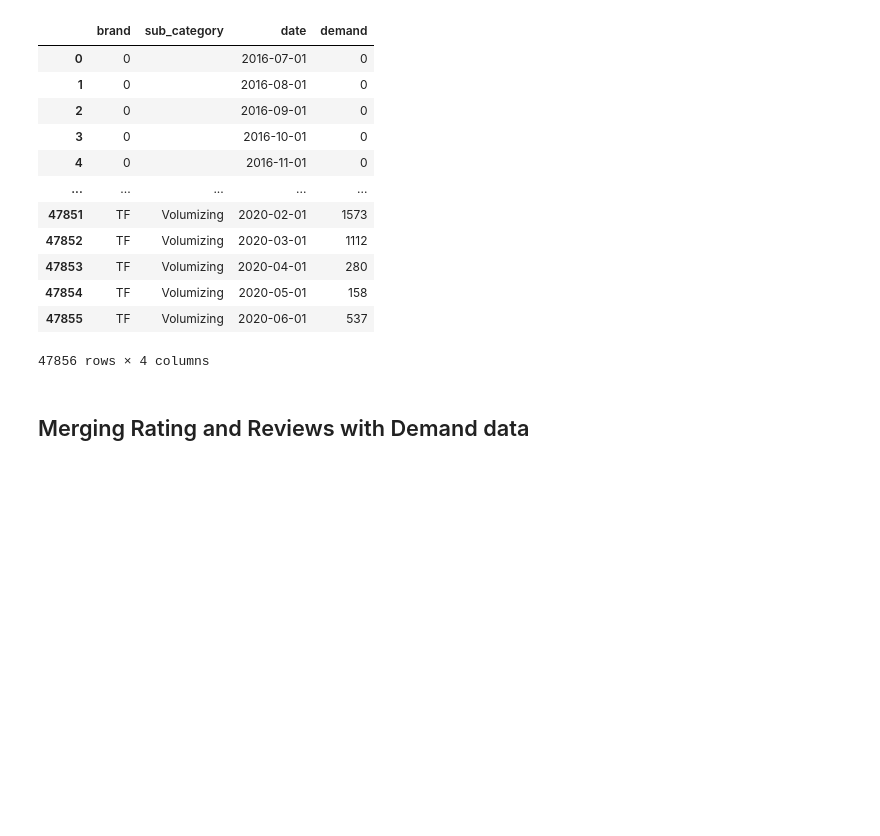
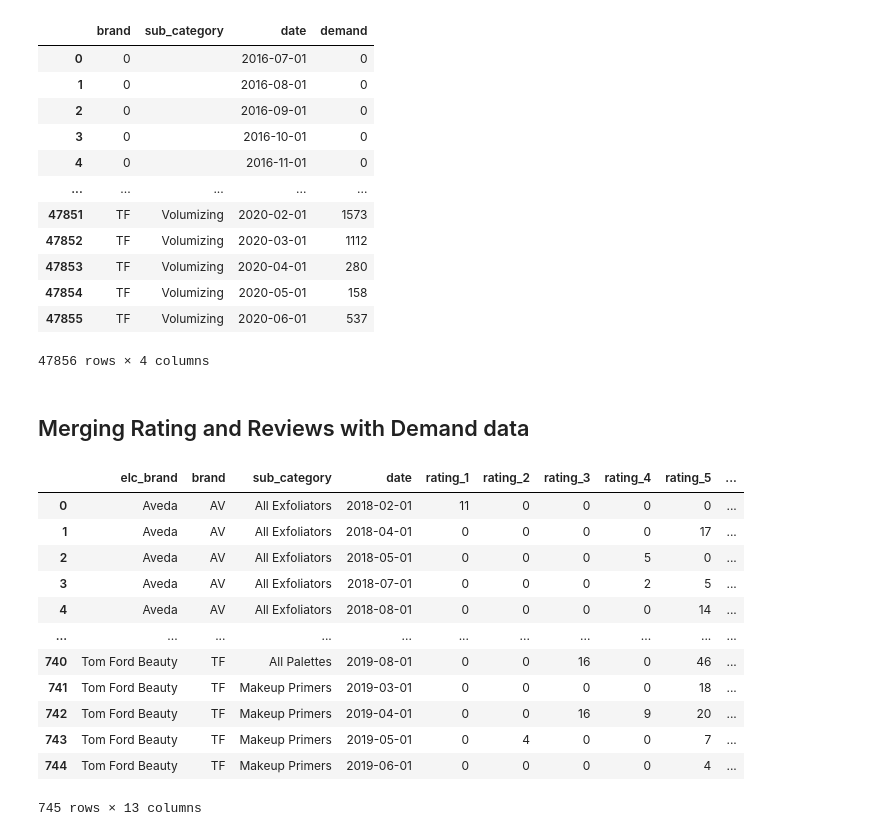
Before and after one commit to Anis-Bensaid/CapstoneProject, a Jupyter notebook: src/merging_data_sets.ipynb, the cells around one changed output. Drawn from its saved outputs; the diff is of its cells as text; code cells hidden in the pictures; blank space fills up the shorter version.

```diff
--- a/src/merging_data_sets.ipynb
+++ b/src/merging_data_sets.ipynb
@@ -868,5 +870,20 @@ rating_demand = ratings.merge(demand)
 # %%
 # Ordering columns and rows
 rating_demand = rating_demand.set_index(['elc_brand', 'brand', 'sub_category','date']).reset_index()
+rating_demand
+# %% [output]
+|  | elc_brand | brand | sub_category | date | rating_1 | rating_2 | rating_3 | rating_4 | rating_5 | ... |
+| 0 | Aveda | AV | All Exfoliators | 2018-02-01 | 11 | 0 | 0 | 0 | 0 | ... |
+| 1 | Aveda | AV | All Exfoliators | 2018-04-01 | 0 | 0 | 0 | 0 | 17 | ... |
+| 2 | Aveda | AV | All Exfoliators | 2018-05-01 | 0 | 0 | 0 | 5 | 0 | ... |
+| 3 | Aveda | AV | All Exfoliators | 2018-07-01 | 0 | 0 | 0 | 2 | 5 | ... |
+| 4 | Aveda | AV | All Exfoliators | 2018-08-01 | 0 | 0 | 0 | 0 | 14 | ... |
+| ... | ... | ... | ... | ... | ... | ... | ... | ... | ... | ... |
+| 740 | Tom Ford Beauty | TF | All Palettes | 2019-08-01 | 0 | 0 | 16 | 0 | 46 | ... |
+| 741 | Tom Ford Beauty | TF | Makeup Primers | 2019-03-01 | 0 | 0 | 0 | 0 | 18 | ... |
+| 742 | Tom Ford Beauty | TF | Makeup Primers | 2019-04-01 | 0 | 0 | 16 | 9 | 20 | ... |
+| 743 | Tom Ford Beauty | TF | Makeup Primers | 2019-05-01 | 0 | 4 | 0 | 0 | 7 | ... |
+| 744 | Tom Ford Beauty | TF | Makeup Primers | 2019-06-01 | 0 | 0 | 0 | 0 | 4 | ... |
+745 rows × 13 columns
 # %%
 rating_demand.to_csv(os.path.join(output_demand_path,'rating_demand.csv'), index=False)
```
Also changed, not shown: parts of 1 cell of this notebook.
